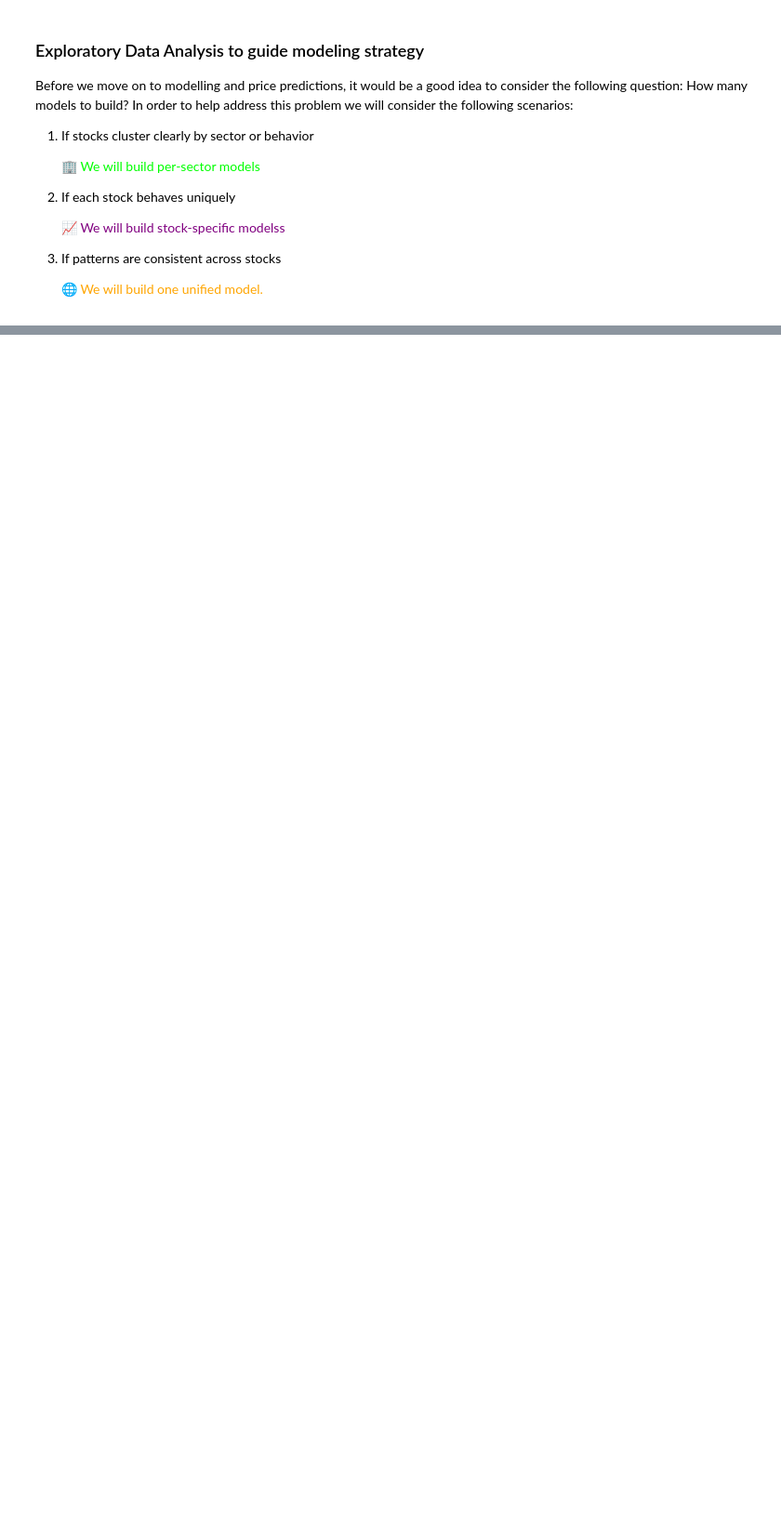
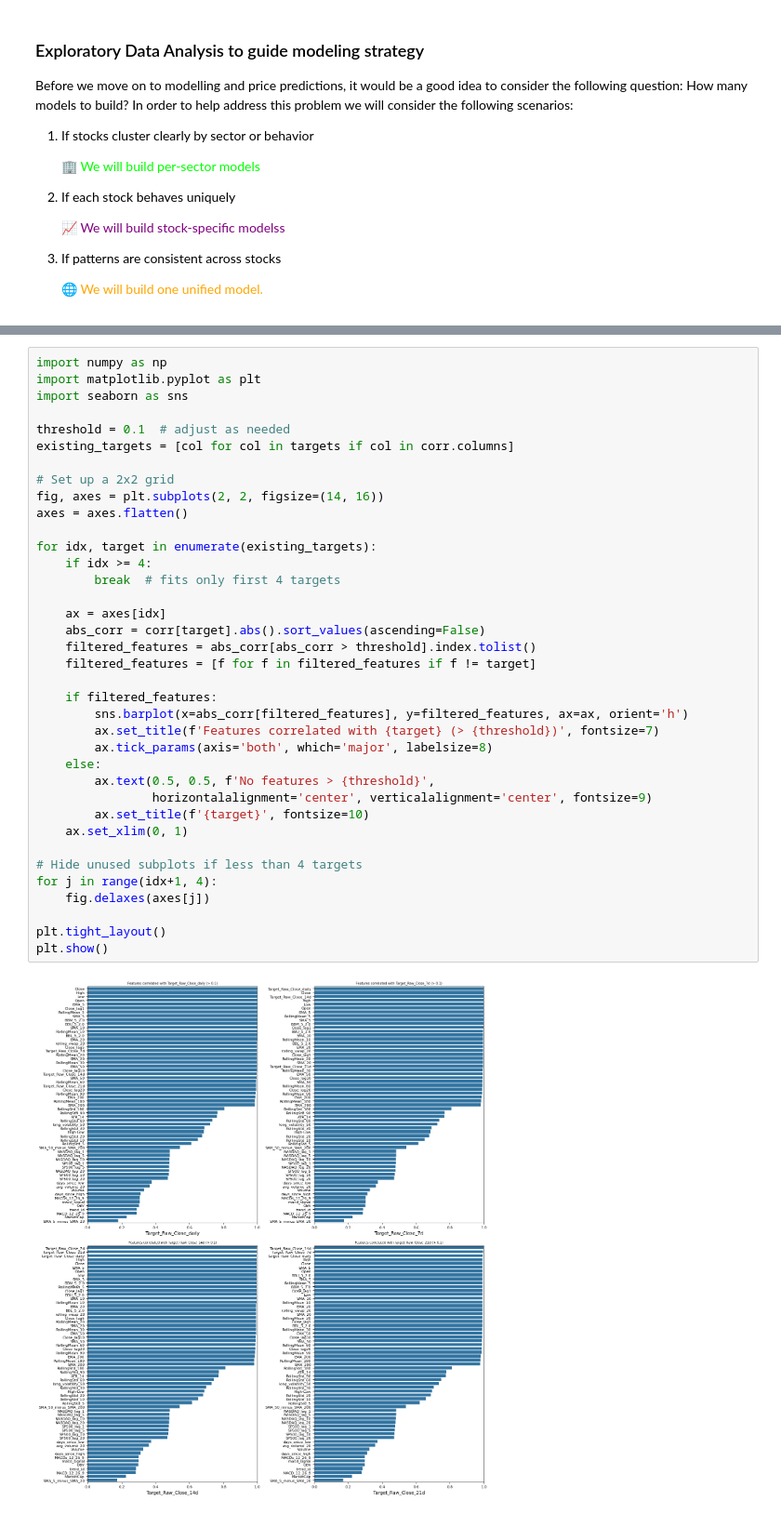
Before and after one commit to beatusia/stock-price-predictor, a Jupyter notebook: notebooks/01_EDA.ipynb, the cells around one changed output, grey strips where cells are left out. Shown at 93% size. Drawn from its saved outputs; the diff is of its cells as text; blank space fills up the shorter version.

```diff
--- a/notebooks/01_EDA.ipynb
+++ b/notebooks/01_EDA.ipynb
@@ -207,0 +503,39 @@ ValueError: Mime type rendering requires nbformat>=4.2.0 but it is not installed
+# %%
+import numpy as np
+import matplotlib.pyplot as plt
+import seaborn as sns
+
+threshold = 0.1  # adjust as needed
+existing_targets = [col for col in targets if col in corr.columns]
+
+# Set up a 2x2 grid
+fig, axes = plt.subplots(2, 2, figsize=(14, 16))
+axes = axes.flatten()
+
+for idx, target in enumerate(existing_targets):
+    if idx >= 4:
+        break  # fits only first 4 targets
+
+    ax = axes[idx]
+    abs_corr = corr[target].abs().sort_values(ascending=False)
+    filtered_features = abs_corr[abs_corr > threshold].index.tolist()
+    filtered_features = [f for f in filtered_features if f != target]
+
+    if filtered_features:
+        sns.barplot(x=abs_corr[filtered_features], y=filtered_features, ax=ax, orient='h')
+        ax.set_title(f'Features correlated with {target} (> {threshold})', fontsize=7)
+        ax.tick_params(axis='both', which='major', labelsize=8)
+    else:
+        ax.text(0.5, 0.5, f'No features > {threshold}',
+                horizontalalignment='center', verticalalignment='center', fontsize=9)
+        ax.set_title(f'{target}', fontsize=10)
+    ax.set_xlim(0, 1)
+
+# Hide unused subplots if less than 4 targets
+for j in range(idx+1, 4):
+    fig.delaxes(axes[j])
+
+plt.tight_layout()
+plt.show()
+# %% [output]
+[figure, added]
```
Also changed, not shown: parts of 84 cells of this notebook, 5 other files.
